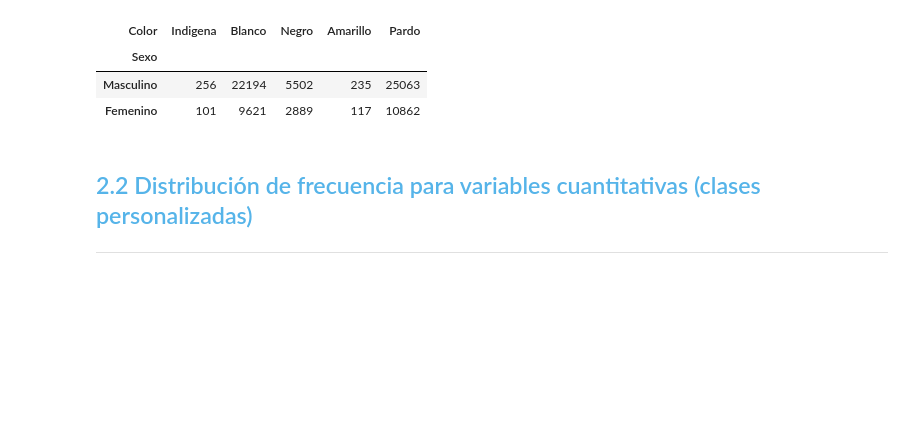
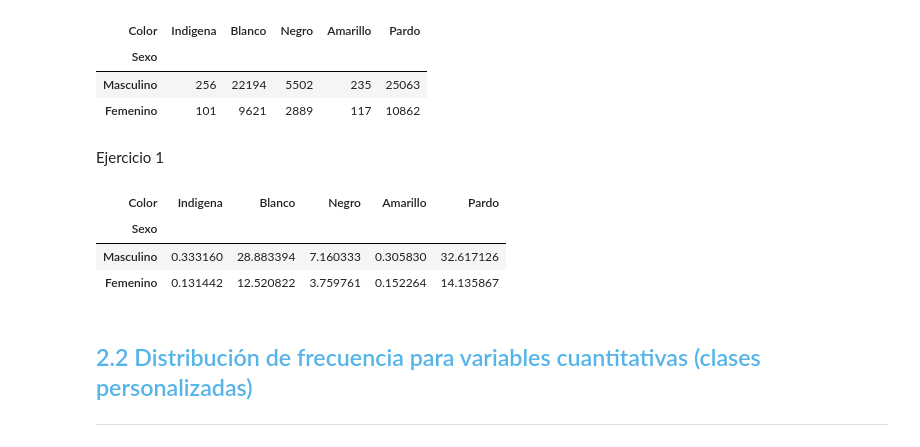
Before and after one commit to TheRealMrR/One_SegundaParte, a Jupyter notebook: curso_de_estad_stica_con_python_1.ipynb, the cells around one changed output. Saved outputs shown, nothing was run; the diff lists cells and outputs as text; code cells hidden in the pictures; blank space fills up the shorter version.

```diff
--- a/curso_de_estad_stica_con_python_1.ipynb
+++ b/curso_de_estad_stica_con_python_1.ipynb
@@ -306,6 +306,20 @@ frecuencia
 | Sexo |  |  |  |  |  |
 | Masculino | 256 | 22194 | 5502 | 235 | 25063 |
 | Femenino | 101 | 9621 | 2889 | 117 | 10862 |
+# %% [markdown]
+Ejercicio 1
+# %%
+porcentaje = pd.crosstab(datos.Sexo,
+                         datos.Color,
+                         normalize=True) * 100
+porcentaje.rename(index = sexo, inplace = True)
+porcentaje.rename(columns = color , inplace=True)
+porcentaje
+# %% [output]
+| Color | Indigena | Blanco | Negro | Amarillo | Pardo |
+| Sexo |  |  |  |  |  |
+| Masculino | 0.333160 | 28.883394 | 7.160333 | 0.305830 | 32.617126 |
+| Femenino | 0.131442 | 12.520822 | 3.759761 | 0.152264 | 14.135867 |
 # %% [markdown]
 ## <font color=#56B4E9>2.2 Distribución de frecuencia para variables cuantitativas (clases personalizadas)</font>
 ***
```
Also changed, not shown: parts of 17 cells of this notebook.
